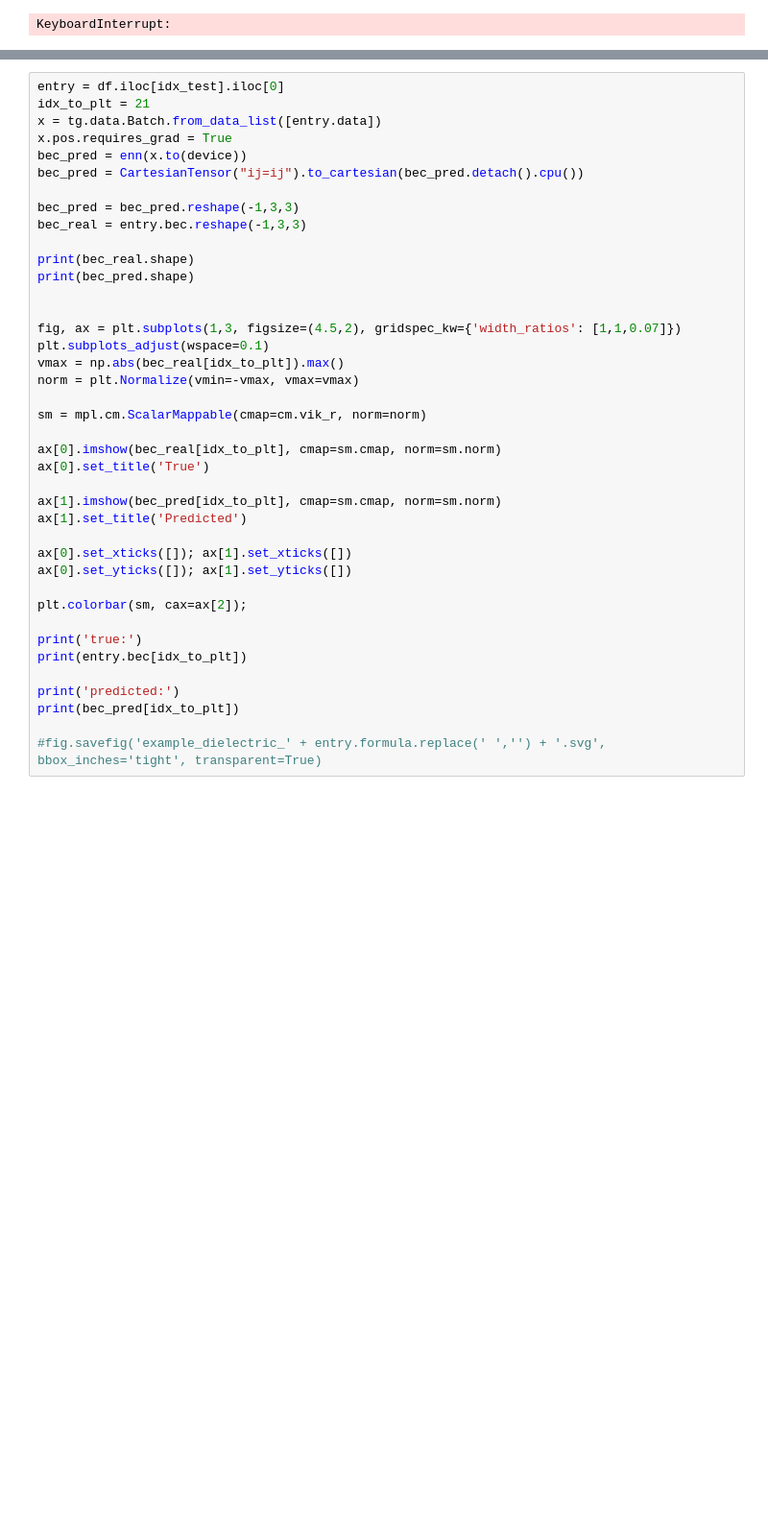
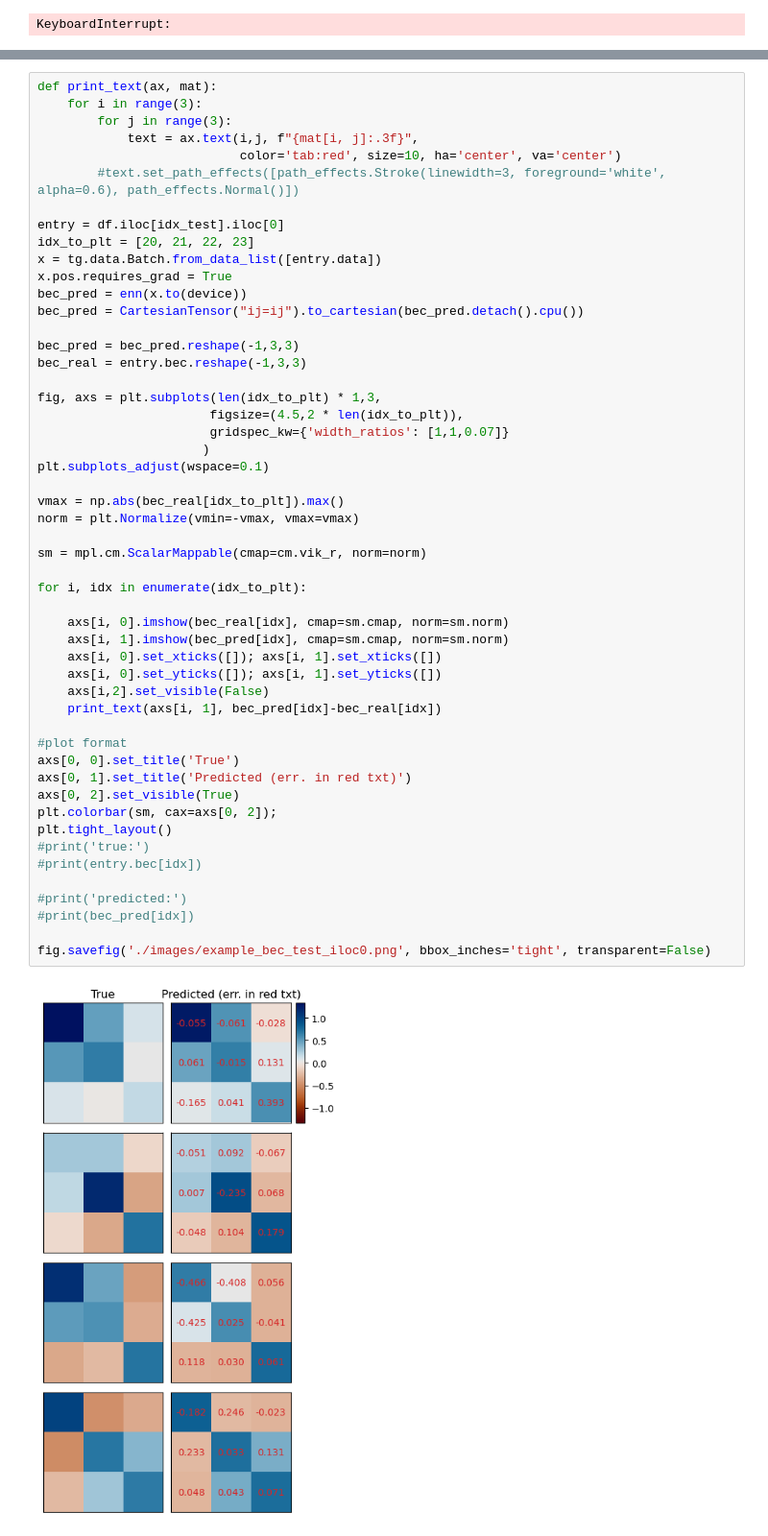
Before and after one commit to jingsk/BEC_QSPR, a Jupyter notebook: bec.ipynb, the cells around one changed output, grey strips where cells are left out. Shown at 96% size. Drawn from its saved outputs; the diff is of its cells as text; blank space fills up the shorter version.

Commit message:
improved plotting - now showing bec for 4H with error.

```diff
--- a/bec.ipynb
+++ b/bec.ipynb
@@ -186,42 +187,55 @@ bec_pred = bec_pred.reshape(-1,3,3)
 # %%
+def print_text(ax, mat):
+    for i in range(3):
+        for j in range(3):
+            text = ax.text(i,j, f"{mat[i, j]:.3f}",
+                           color='tab:red', size=10, ha='center', va='center')
+        #text.set_path_effects([path_effects.Stroke(linewidth=3, foreground='white', alpha=0.6), path_effects.Normal()])
+
 entry = df.iloc[idx_test].iloc[0]
-idx_to_plt = 21
+idx_to_plt = [20, 21, 22, 23]
 x = tg.data.Batch.from_data_list([entry.data])
 x.pos.requires_grad = True
 bec_pred = enn(x.to(device))
 bec_pred = CartesianTensor("ij=ij").to_cartesian(bec_pred.detach().cpu())
 
 bec_pred = bec_pred.reshape(-1,3,3)
 bec_real = entry.bec.reshape(-1,3,3)
 
-print(bec_real.shape)
-print(bec_pred.shape)
+fig, axs = plt.subplots(len(idx_to_plt) * 1,3,
+                       figsize=(4.5,2 * len(idx_to_plt)),
+                       gridspec_kw={'width_ratios': [1,1,0.07]}
+                      )
+plt.subplots_adjust(wspace=0.1)
 
-
-fig, ax = plt.subplots(1,3, figsize=(4.5,2), gridspec_kw={'width_ratios': [1,1,0.07]})
-plt.subplots_adjust(wspace=0.1)
 vmax = np.abs(bec_real[idx_to_plt]).max()
 norm = plt.Normalize(vmin=-vmax, vmax=vmax)
 
 sm = mpl.cm.ScalarMappable(cmap=cm.vik_r, norm=norm)
 
-ax[0].imshow(bec_real[idx_to_plt], cmap=sm.cmap, norm=sm.norm)
-ax[0].set_title('True')
+for i, idx in enumerate(idx_to_plt):
 
-ax[1].imshow(bec_pred[idx_to_plt], cmap=sm.cmap, norm=sm.norm)
-ax[1].set_title('Predicted')
+    axs[i, 0].imshow(bec_real[idx], cmap=sm.cmap, norm=sm.norm)
+    axs[i, 1].imshow(bec_pred[idx], cmap=sm.cmap, norm=sm.norm)
+    axs[i, 0].set_xticks([]); axs[i, 1].set_xticks([])
+    axs[i, 0].set_yticks([]); axs[i, 1].set_yticks([])
+    axs[i,2].set_visible(False)
+    print_text(axs[i, 1], bec_pred[idx]-bec_real[idx])
 
-ax[0].set_xticks([]); ax[1].set_xticks([])
-ax[0].set_yticks([]); ax[1].set_yticks([])
+#plot format
+axs[0, 0].set_title('True')
+axs[0, 1].set_title('Predicted (err. in red txt)')
+axs[0, 2].set_visible(True)
+plt.colorbar(sm, cax=axs[0, 2]);
+plt.tight_layout()
+#print('true:')
+#print(entry.bec[idx])
 
-plt.colorbar(sm, cax=ax[2]);
+#print('predicted:')
+#print(bec_pred[idx])
 
-print('true:')
-print(entry.bec[idx_to_plt])
-
-print('predicted:')
-print(bec_pred[idx_to_plt])
-
-#fig.savefig('example_dielectric_' + entry.formula.replace(' ','') + '.svg', bbox_inches='tight', transparent=True)
+fig.savefig('./images/example_bec_test_iloc0.png', bbox_inches='tight', transparent=False)
+# %% [output]
+[figure, added]
 # %%
 entry.bec[-4:]
```
Also changed, not shown: parts of 8 cells of this notebook, 1 other file.
